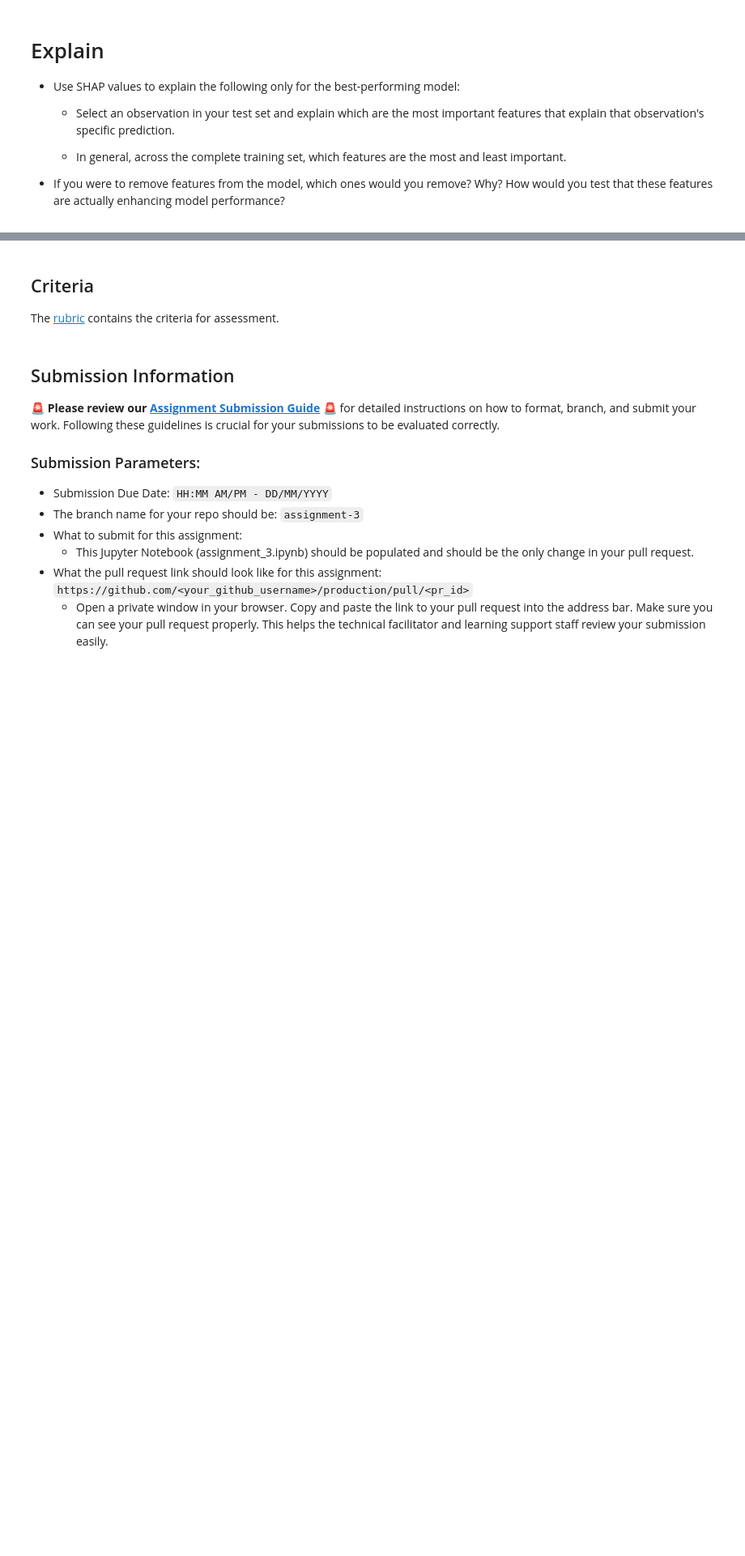
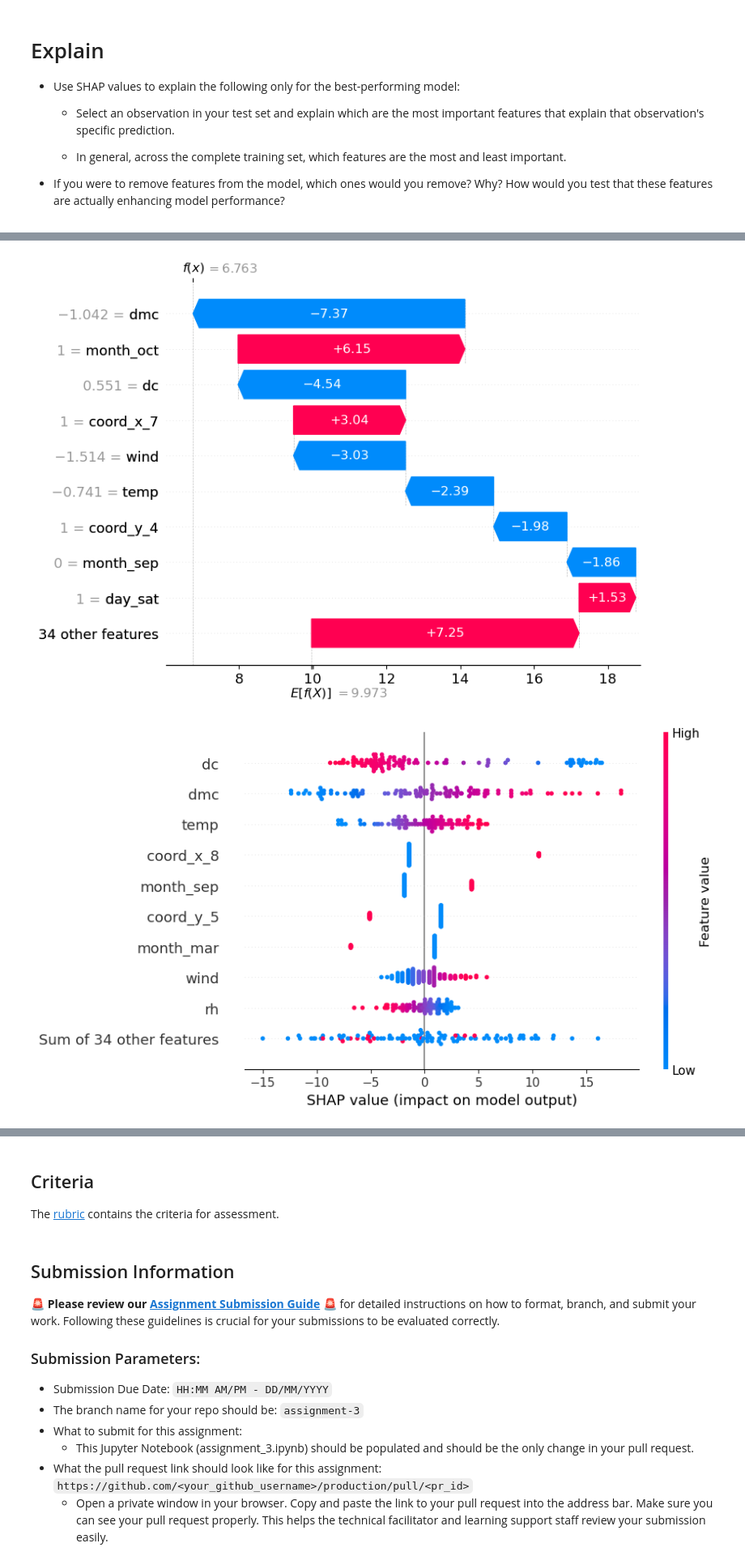
Before and after one commit to hoseinaliyari/production, a Jupyter notebook: 02_activities/assignments/assignment_3.ipynb, the cells around one changed output, grey strips where cells are left out. Shown at 81% size. Saved outputs shown, nothing was run; the diff lists cells and outputs as text; code cells hidden in the pictures; blank space fills up the shorter version.

```diff
--- a/02_activities/assignments/assignment_3.ipynb
+++ b/02_activities/assignments/assignment_3.ipynb
@@ -281,0 +421,8 @@ Create a [model pipeline](https://scikit-learn.org/stable/modules/generated/skle
+# %%
+grid_c = GridSearchCV(
+    pipeline_c,
+    param_grid=advanced_model_params,
+    cv=5,
+    scoring= selected_scoring
+)
+grid_c.fit(X_train, Y_train)
@@ -281,0 +447,8 @@ Create a [model pipeline](https://scikit-learn.org/stable/modules/generated/skle
+# %%
+grid_d = GridSearchCV(
+    pipeline_d,
+    param_grid=advanced_model_params,
+    cv=5,
+    scoring= selected_scoring
+)
+grid_d.fit(X_train, Y_train)
@@ -285,0 +487,14 @@ Create a [model pipeline](https://scikit-learn.org/stable/modules/generated/skle
+# %%
+results = {
+    'Pipeline A': max(grid_a.cv_results_['mean_test_score']),
+    'Pipeline B': max(grid_b.cv_results_['mean_test_score']),
+    'Pipeline C': max(grid_c.cv_results_['mean_test_score']),
+    'Pipeline D': max(grid_d.cv_results_['mean_test_score'])
+}
+print(results)
+
+# Find the best-performing pipeline
+best_pipeline_name = max(results, key=results.get)
+best_pipeline_score = results[best_pipeline_name]
+
+print(f"Best pipeline: {best_pipeline_name} with Negative RMSE: {best_pipeline_score:.2f}")
@@ -287,3 +505,9 @@ Create a [model pipeline](https://scikit-learn.org/stable/modules/generated/skle
 # Export
 
 + Save the best performing model to a pickle file.
+# %%
+import pickle
+
+# Save the best model
+best_pipeline = {'Pipeline A': grid_a, 'Pipeline B': grid_b, 'Pipeline C': grid_c, 'Pipeline D': grid_d}[best_pipeline_name].best_estimator_
+best_pipeline
@@ -301,0 +678,6 @@ Create a [model pipeline](https://scikit-learn.org/stable/modules/generated/skle
+# %%
+shap.plots.waterfall(shap_values[56])
+shap.plots.beeswarm(shap_values)
+# %% [output]
+[figure, added]
+[figure, added]
```
Also changed, not shown: parts of 22 cells of this notebook, 1 other file.
